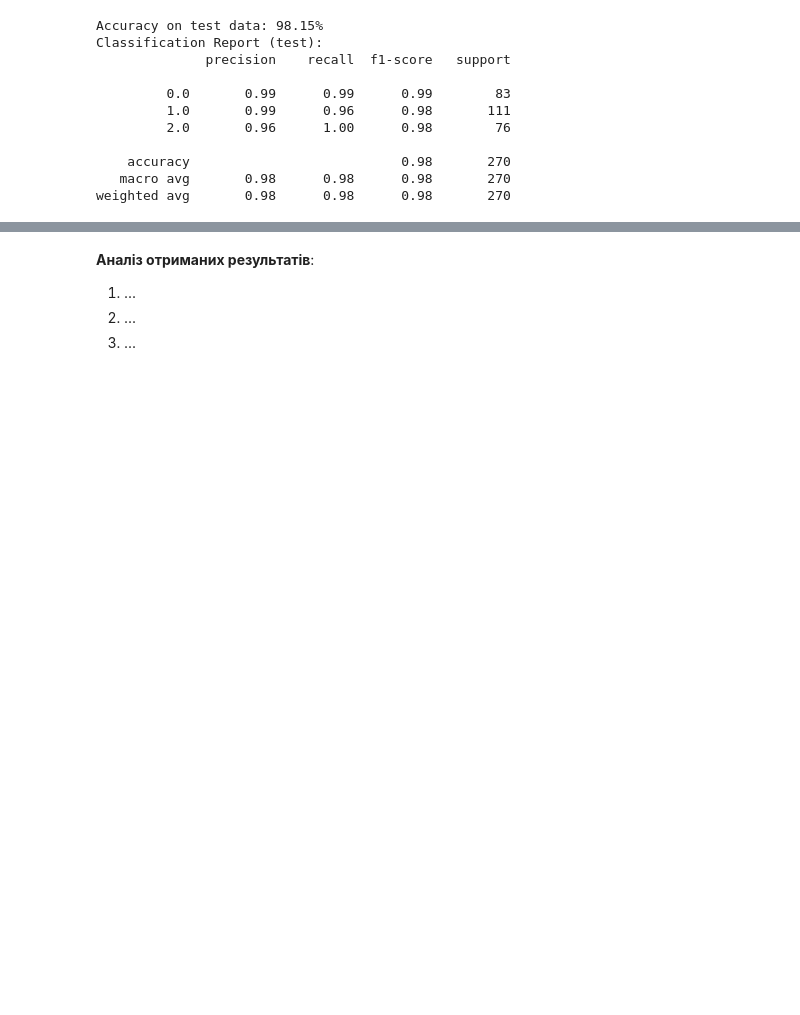
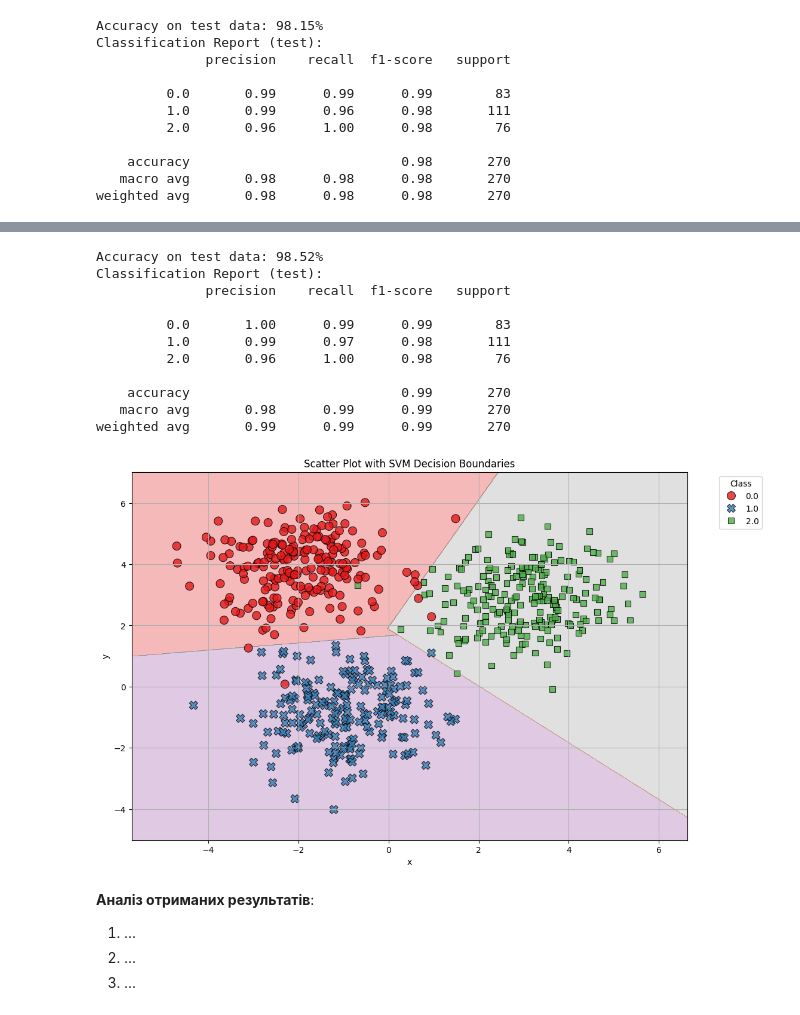
Before and after one commit to kristi5491/data_analytics, a Jupyter notebook: lab3/DM_practice_3.ipynb, the cells around one changed output, grey strips where cells are left out. Saved outputs shown, nothing was run; the diff lists cells and outputs as text; code cells hidden in the pictures; blank space fills up the shorter version.

```diff
--- a/lab3/DM_practice_3.ipynb
+++ b/lab3/DM_practice_3.ipynb
@@ -241,3 +306,51 @@ plt.show()
+# %%
+X = df_three_classes[['x', 'y']]
+y = df_three_classes['Class']
+
+X_train, X_test, y_train, y_test = train_test_split(X, y, test_size=0.3, random_state=42)
+
+svm = SVC(kernel='linear', random_state=42)
+svm.fit(X_train, y_train)
+
+y_test_pred = svm.predict(X_test)
+
+accuracy_test = accuracy_score(y_test, y_test_pred)
+print(f'Accuracy on test data: {accuracy_test * 100:.2f}%')
+print('Classification Report (test):')
+print(classification_report(y_test, y_test_pred))
+
+plt.figure(figsize=(12, 8))
+
+x_min, x_max = X_train['x'].min() - 1, X_train['x'].max() + 1
+y_min, y_max = X_train['y'].min() - 1, X_train['y'].max() + 1
+xx, yy = np.meshgrid(np.arange(x_min, x_max, 0.01), np.arange(y_min, y_max, 0.01))
+
+Z = svm.predict(np.c_[xx.ravel(), yy.ravel()])
+Z = Z.reshape(xx.shape)
+
+plt.contourf(xx, yy, Z, alpha=0.3, cmap='Set1')
+
+sns.scatterplot(x=X_train['x'], y=X_train['y'], hue=y_train, palette='Set1', style=y_train, s=100, alpha=0.8, edgecolor='k')
+
+plt.title('Scatter Plot with SVM Decision Boundaries')
+plt.xlabel('x')
+plt.ylabel('y')
+plt.legend(title='Class', bbox_to_anchor=(1.05, 1), loc='upper left')
+plt.grid(True)
+plt.show()
+# %% [output]
+Accuracy on test data: 98.52%
+Classification Report (test):
+              precision    recall  f1-score   support
+
+         0.0       1.00      0.99      0.99        83
+         1.0       0.99      0.97      0.98       111
+         2.0       0.96      1.00      0.98        76
+
+    accuracy                           0.99       270
+   macro avg       0.98      0.99      0.99       270
+weighted avg       0.99      0.99      0.99       270
+[figure, added]
 # %% [markdown]
 **Аналіз отриманих результатів**:
 
```
Also changed, not shown: parts of 25 cells of this notebook.
